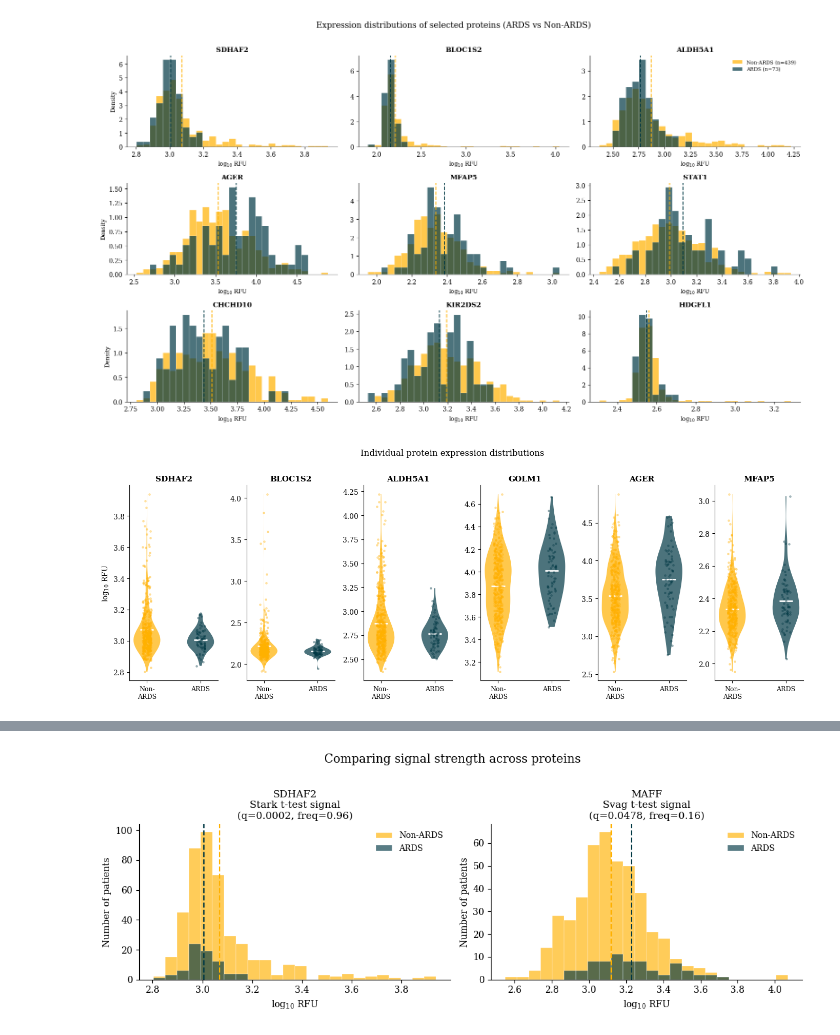
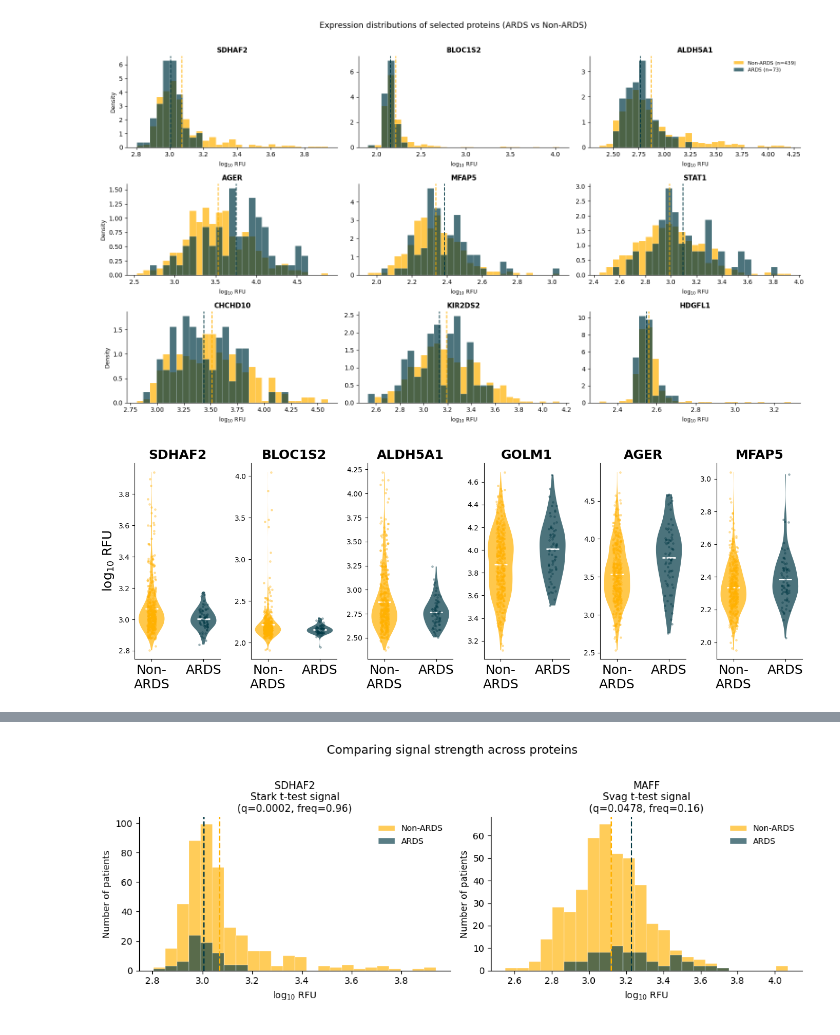
Before and after one commit to andreasjak/MSc26_Proteomics, a Jupyter notebook: notebooks/data_vis.ipynb, the cells around one changed output, grey strips where cells are left out. Saved outputs shown, nothing was run; the diff lists cells and outputs as text; code cells hidden in the pictures.

```diff
--- a/notebooks/data_vis.ipynb
+++ b/notebooks/data_vis.ipynb
@@ -262,7 +298,12 @@ plt.show()
 # %%
-# Figure 2b — ICU site stacked bar
-fig, ax = plt.subplots(figsize=(10, 7))
-ax.set_title("Patient distribution across ICU sites", fontsize=9)
+FONTSIZE_TITLE  = 34
+FONTSIZE_LABEL  = 34
+FONTSIZE_TICK   = 40
+FONTSIZE_LEGEND = 34
+FONTSIZE_ANNOT  = 30
+
+fig, ax = plt.subplots(figsize=(16, 12))
+#ax.set_title("Patient distribution across ICU sites", fontsize=FONTSIZE_TITLE)
 
 sites   = sorted(d3['IVAavd'].dropna().unique())
 n_non_s = [len(non_ards[non_ards['IVAavd'] == s]) for s in sites]
@@ -272,14 +313,20 @@ x = np.arange(len(sites))
 
 ax.bar(x, n_non_s, width=0.5, color=C_NON_ARDS, label="Non-ARDS", edgecolor="white", linewidth=0.3)
 ax.bar(x, n_ard_s, width=0.5, bottom=n_non_s,   color=C_ARDS,     label="ARDS",     edgecolor="white", linewidth=1.2)
-ax.set_xticks(x); ax.set_xticklabels(sites)
-ax.set_ylabel("Number of patients")
-ax.legend(fontsize=8, frameon=False)
+ax.set_xticks(x)
+ax.set_xticklabels(sites, fontsize=FONTSIZE_TICK)
+ax.tick_params(axis="y", labelsize=FONTSIZE_TICK)
+ax.set_ylabel("Number of patients", fontsize=FONTSIZE_LABEL)
+ax.legend(fontsize=FONTSIZE_LEGEND, frameon=False)
+ax.spines["top"].set_visible(False)
+ax.spines["right"].set_visible(False)
+
 for i, (na, a, tot) in enumerate(zip(n_non_s, n_ard_s, n_tot_s)):
-    ax.text(i, tot + 1, f"n={tot}", ha="center", va="bottom", fontsize=8)
+    ax.text(i, tot + 1, f"n={tot}", ha="center", va="bottom", fontsize=FONTSIZE_ANNOT)
     ax.text(i, na + a/2, f"{a/tot*100:.1f}%", ha="center", va="center",
-            fontsize=8, color="white", fontweight="bold")
+            fontsize=FONTSIZE_ANNOT, color="white", fontweight="bold")
 
 fig.tight_layout()
+fig.savefig("../figures/icu_dists.pdf", bbox_inches="tight", dpi=300)
 plt.show()
 # %% [output]
@@ -446,41 +499,39 @@ proteins_to_plot = ['SDHAF2', 'BLOC1S2', 'ALDH5A1', 'GOLM1', 'AGER', 'MFAP5']
 
 fig, axes = plt.subplots(1, len(proteins_to_plot), figsize=(14, 5), sharey=False)
 np.random.seed(42)  # lägg till innan loopen
 for ax, protein in zip(axes, proteins_to_plot):
     seq = symbol_to_seq[protein]
     data_non = X.loc[~ards_mask, seq].values
     data_ards = X.loc[ards_mask,  seq].values
 
     parts = ax.violinplot([data_non, data_ards], positions=[0, 1],
                           showmeans=True, showextrema=False)
 
     parts['bodies'][0].set_facecolor(NON_ARDS_COLOR)
     parts['bodies'][0].set_alpha(0.7)
     parts['bodies'][1].set_facecolor(ARDS_COLOR)
     parts['bodies'][1].set_alpha(0.7)
     parts['cmeans'].set_color('white')
     parts['cmeans'].set_linewidth(2)
 
     # Jitter-punkter
     for i, (vals, col) in enumerate([(data_non, NON_ARDS_COLOR), (data_ards, ARDS_COLOR)]):
         jitter = np.random.uniform(-0.08, 0.08, size=len(vals))
         ax.scatter(i + jitter, vals, color=col, alpha=0.3, s=6, zorder=2)
 
     ax.set_xticks([0, 1])
-    ax.set_xticklabels(['Non-\nARDS', 'ARDS'], fontsize=9)
-    ax.set_title(protein, fontsize=11, fontweight='bold')
+    ax.set_xticklabels(['Non-\nARDS', 'ARDS'], fontsize=18)
+    ax.set_title(protein, fontsize=18, fontweight='bold', loc='center')
     ax.spines[['top', 'right']].set_visible(False)
     if ax == axes[0]:
-        ax.set_ylabel('log$_{10}$ RFU', fontsize=10)
+        ax.set_ylabel('log$_{10}$ RFU', fontsize=18)
 
-plt.suptitle(
-    'Individual protein expression distributions',
-    fontsize=12, y=1.01
-)
+#plt.suptitle('Individual protein expression distributions', fontsize=12, y=1.01)
 plt.tight_layout()
+fig.savefig("../figures/individual_prot.pdf", bbox_inches="tight", dpi=300)
 plt.show()
 # %% [output]
-[figure, old version]
+[figure, new version]
 # %%
 fig, axes = plt.subplots(1, 3, figsize=(11, 4))
 for ax, protein in zip(axes, ['CHCHD10', 'KIR2DS2', 'HDGFL1']):
```
Also changed, not shown: parts of 8 cells of this notebook.
